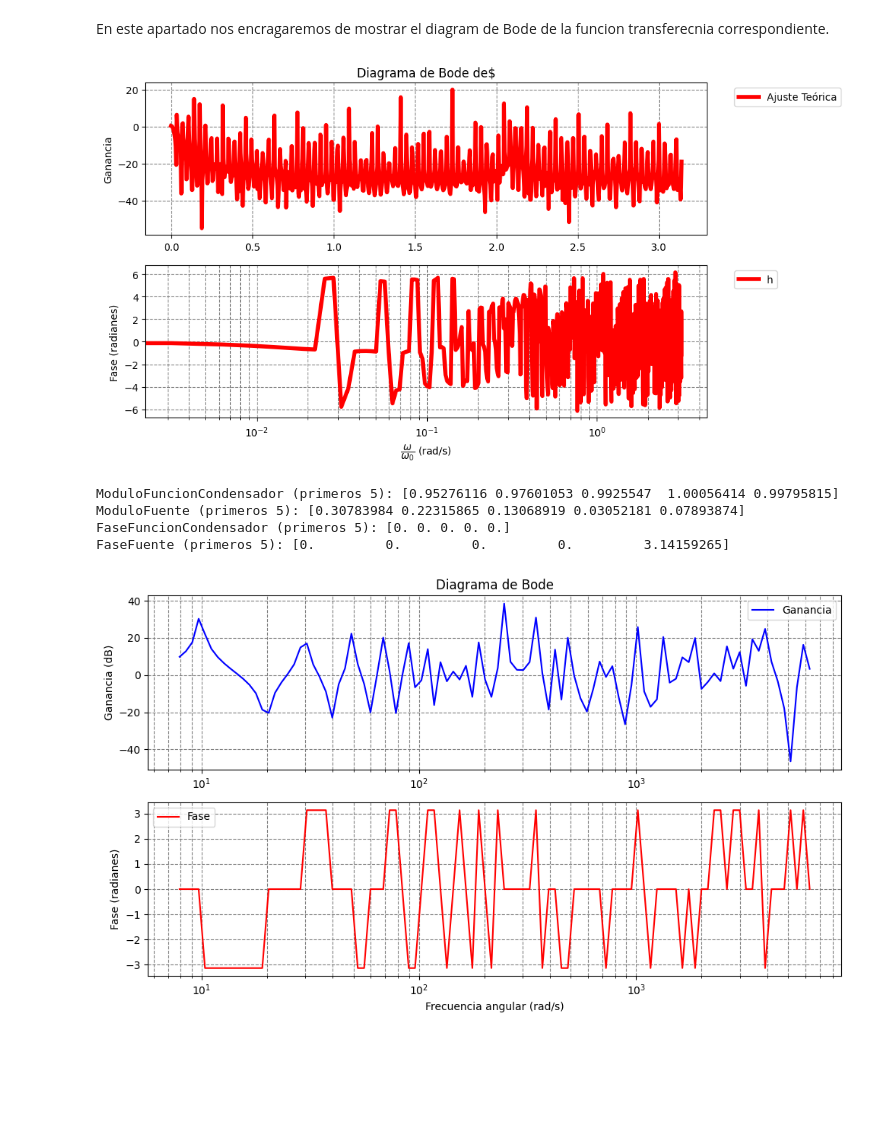
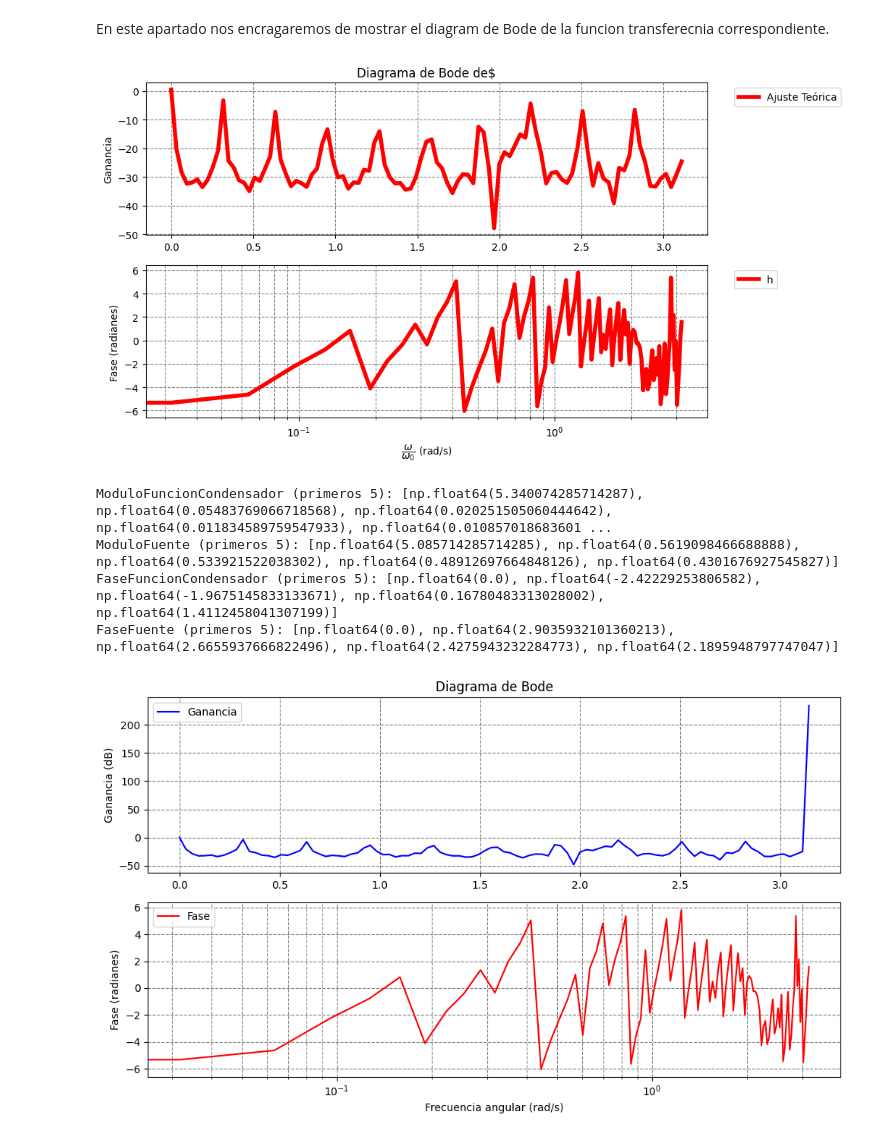
Before and after one commit to WetZap/Practicas-Circuitos, a Jupyter notebook: Practicas/Sesion 5/QuintaSesion.ipynb, the cells around one changed output. Drawn from its saved outputs; the diff is of its cells as text; code cells hidden in the pictures; blank space fills up the shorter version.

```diff
--- a/Practicas/Sesion 5/QuintaSesion.ipynb
+++ b/Practicas/Sesion 5/QuintaSesion.ipynb
@@ -575,7 +575,7 @@ ModuloFuente = []
 FaseFuncionCondensador = []
 FaseFuente = []
 
-frec = np.linspace(0,0.5,1000)
+frec = np.linspace(0,0.5,100)
 
 for i in Tiempo:
     VoltajeFuenteLista.append(FuncionVoltageFue(i))
@@ -658,7 +658,7 @@ plt.legend(bbox_to_anchor=(1.04, 1), loc="upper left")
 
 plt.show()
 # %% [output]
-[figure, old version]
+[figure, new version]
 # %%
 Ganancia = []
 Fase = []
@@ -667,50 +667,46 @@ FrecuenciaAnguModulo = []
 FrecuenciaAngularPlotear =[]
 
 # Variables simuladas para los datos. Reemplazar con las reales de tu notebook.
-frec = np.logspace(0.1, 3, num=100)  # Frecuencia en Hz
-ModuloFuncionCondensador = np.abs(np.sin(frec)) + 1e-3  # Módulo ficticio de la salida
-ModuloFuente = np.abs(np.cos(frec)) + 1e-3  # Módulo ficticio de la entrada
-FaseFuncionCondensador = np.angle(np.sin(frec))  # Fase ficticia de la salida
-FaseFuente = np.angle(np.cos(frec))  # Fase ficticia de la entrada
 
 # Validación de los valores
 print("ModuloFuncionCondensador (primeros 5):", ModuloFuncionCondensador[:5])
 print("ModuloFuente (primeros 5):", ModuloFuente[:5])
 print("FaseFuncionCondensador (primeros 5):", FaseFuncionCondensador[:5])
 print("FaseFuente (primeros 5):", FaseFuente[:5])
 
 # Cálculo de la ganancia
-Ganancia = 20 * np.log10(ModuloFuncionCondensador / ModuloFuente)
-# Cálculo de la fase
-Fase = FaseFuncionCondensador - FaseFuente
+Ganancia = [20 * np.log10(mf / mf_in) for mf, mf_in in zip(ModuloFuncionCondensador, ModuloFuente)]
+
+Fase = [fase_out - fase_in for fase_out, fase_in in zip(FaseFuncionCondensador, FaseFuente)]
+
 
 # Transformar frecuencia lineal a angular
 FrecuenciaAngu = 2 * np.pi * frec
 
 # Graficar el diagrama de Bode
 plt.figure(figsize=(10, 6))
 
 # Gráfica de ganancia
 plt.subplot(2, 1, 1)
-plt.semilogx(FrecuenciaAngu, Ganancia, label="Ganancia", color="blue")
+plt.plot(FrecuenciaAngu, Ganancia, label="Ganancia", color="blue")
 plt.title("Diagrama de Bode")
 plt.ylabel("Ganancia (dB)")
 plt.grid(True, which="both", linestyle="--", color="gray")
 plt.legend()
 
 # Gráfica de fase
 plt.subplot(2, 1, 2)
 plt.semilogx(FrecuenciaAngu, Fase, label="Fase", color="red")
 plt.ylabel("Fase (radianes)")
 plt.xlabel("Frecuencia angular (rad/s)")
 plt.grid(True, which="both", linestyle="--", color="gray")
 plt.legend()
 
 plt.tight_layout()
 plt.show()
 # %% [output]
-ModuloFuncionCondensador (primeros 5): [0.95276116 0.97601053 0.9925547  1.00056414 0.99795815]
-ModuloFuente (primeros 5): [0.30783984 0.22315865 0.13068919 0.03052181 0.07893874]
-FaseFuncionCondensador (primeros 5): [0. 0. 0. 0. 0.]
-FaseFuente (primeros 5): [0.         0.         0.         0.         3.14159265]
+ModuloFuncionCondensador (primeros 5): [np.float64(5.340074285714287), np.float64(0.05483769066718568), np.float64(0.020251505060444642), np.float64(0.011834589759547933), np.float64(0.010857018683601 ...
+ModuloFuente (primeros 5): [np.float64(5.085714285714285), np.float64(0.5619098466688888), np.float64(0.533921522038302), np.float64(0.48912697664848126), np.float64(0.4301676927545827)]
+FaseFuncionCondensador (primeros 5): [np.float64(0.0), np.float64(-2.42229253806582), np.float64(-1.9675145833133671), np.float64(0.16780483313028002), np.float64(1.4112458041307199)]
+FaseFuente (primeros 5): [np.float64(0.0), np.float64(2.9035932101360213), np.float64(2.6655937666822496), np.float64(2.4275943232284773), np.float64(2.1895948797747047)]
-[figure, old version]
+[figure, new version]
```
